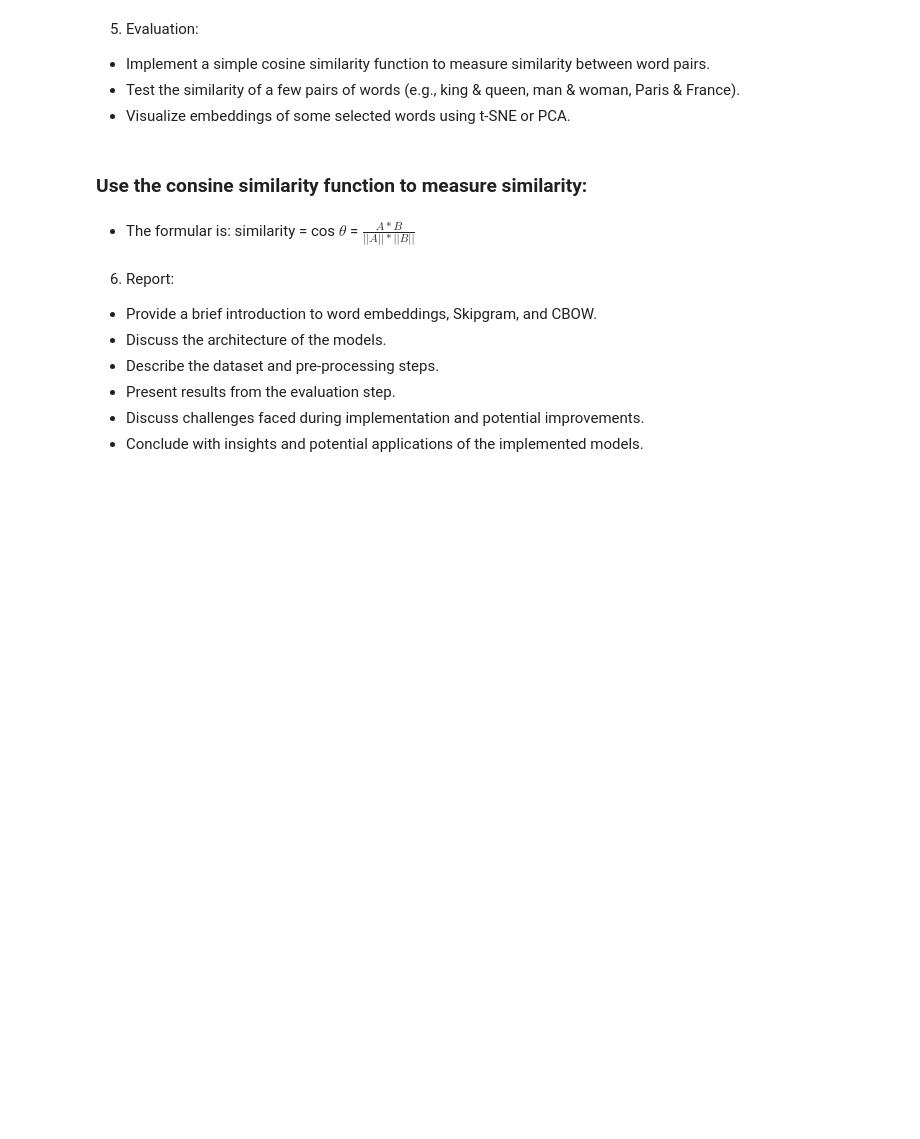
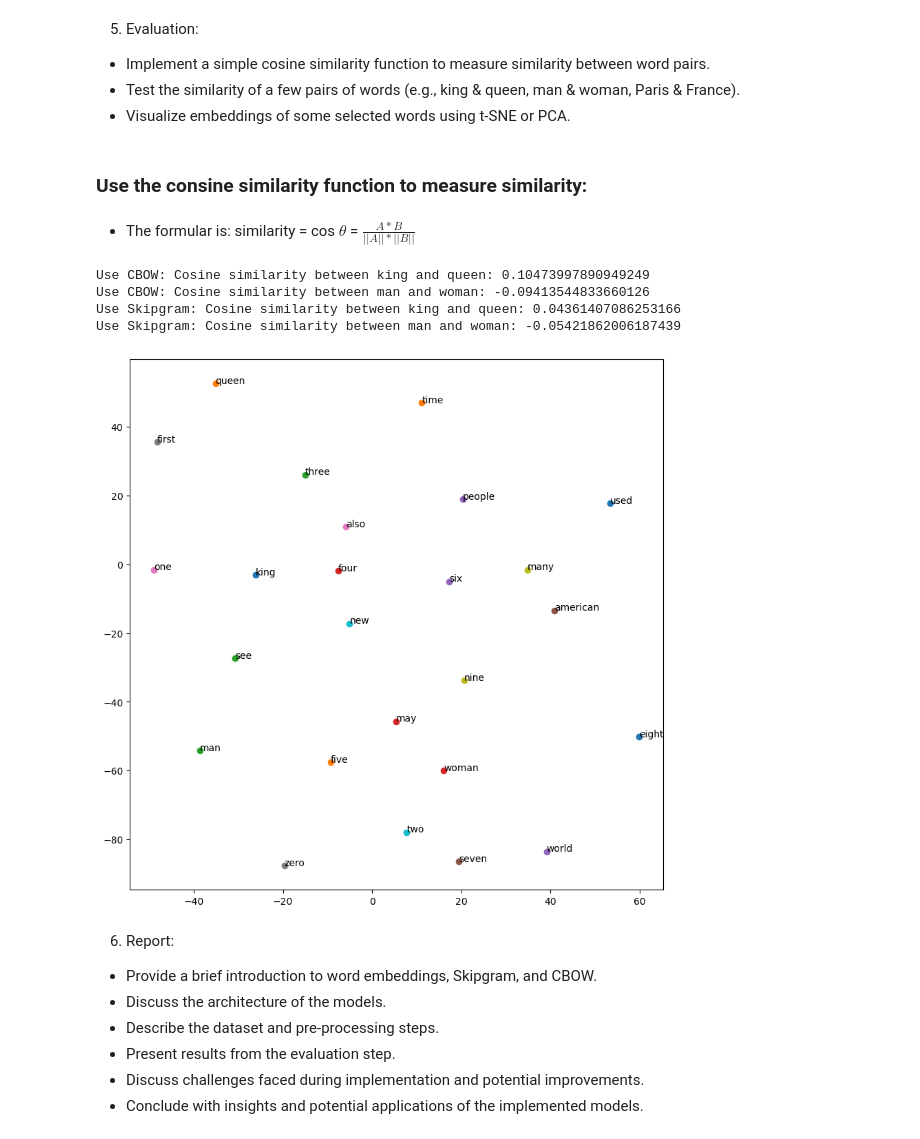
Before and after one commit to AndyFCui/NaturalLanguageProcessing_Intro, a Jupyter notebook: as3/CS6120_NLP_Assignment_3.ipynb, the cells around one changed output. Drawn from its saved outputs; the diff is of its cells as text; code cells hidden in the pictures; blank space fills up the shorter version.

```diff
--- a/as3/CS6120_NLP_Assignment_3.ipynb
+++ b/as3/CS6120_NLP_Assignment_3.ipynb
@@ -479,11 +478,10 @@ embedding_dim = 100
 learning_rate = 0.01
 epochs = 50
 window_size = 2
-BATCH_SIZE = 512
+BATCH_SIZE = 1024
 
 # Preparing data
 vocab = set(top_freq_words)
-vocab.add("<NEU>")
 word2idx = {word: i for i, word in enumerate(vocab)}
 idx2word = {i: word for word, i in word2idx.items()}
 
@@ -495,9 +493,9 @@ max_context_size = max([len(context) for context, _ in training_data])
 skipgram_loader = DataLoader(skipgram_dataset, batch_size=BATCH_SIZE, shuffle=True)
 
 # SkipGram Model, Optimizer, Loss Function
-model = SkipGram(len(vocab), embedding_dim).to(device)
-optimizer = torch.optim.SGD(model.parameters(), lr = learning_rate)
-loss_fn = nn.NLLLoss()
+model_2 = SkipGram(len(vocab), embedding_dim).to(device)
+optimizer_skipgram = torch.optim.SGD(model_2.parameters(), lr = learning_rate)
+loss_fn_skipgram = nn.NLLLoss()
 
 # List to store losses
-epoch_losses = []
+epoch_losses_skipgram = []
@@ -564,4 +574,69 @@ def cosine_similarity(A, B):
     return dot_product / (norm_a * norm_b)
+# %%
+# word embedding
+def get_word_embedding(word, model_type):
+    index = word2idx[word]
+    return model_type.embeddings(torch.tensor([index], device=device)).squeeze()
+# %%
+# word case
+word_case = ['king', 'queen', 'man', 'woman']
+
+# check the word similary for cbow
+embedding1_cbow, embedding2_cbow = get_word_embedding(word_case[0], model), get_word_embedding(word_case[1], model)
+similarity1_cbow = cosine_similarity(embedding1_cbow, embedding2_cbow)
+print(f"Use CBOW: Cosine similarity between {word_case[0]} and {word_case[1]}: {similarity1_cbow.item()}")
+embedding3_cbow, embedding4_cbow = get_word_embedding(word_case[2], model), get_word_embedding(word_case[3], model)
+similarity2_cbow = cosine_similarity(embedding3_cbow, embedding4_cbow)
+print(f"Use CBOW: Cosine similarity between {word_case[2]} and {word_case[3]}: {similarity2_cbow.item()}")
+
+# Check the word similary for skipgram
+embedding1_skipgram, embedding2_skipgram = get_word_embedding(word_case[0], model_2), get_word_embedding(word_case[1], model_2)
+similarity1_skipgram = cosine_similarity(embedding1_skipgram, embedding2_skipgram)
+print(f"Use Skipgram: Cosine similarity between {word_case[0]} and {word_case[1]}: {similarity1_skipgram.item()}")
+embedding3_skipgram, embedding4_skipgram = get_word_embedding(word_case[2], model_2), get_word_embedding(word_case[3], model_2)
+similarity2_skipgram = cosine_similarity(embedding3_skipgram, embedding4_skipgram)
+print(f"Use Skipgram: Cosine similarity between {word_case[2]} and {word_case[3]}: {similarity2_skipgram.item()}")
+# %% [output]
+Use CBOW: Cosine similarity between king and queen: 0.10473997890949249
+Use CBOW: Cosine similarity between man and woman: -0.09413544833660126
+Use Skipgram: Cosine similarity between king and queen: 0.04361407086253166
+Use Skipgram: Cosine similarity between man and woman: -0.05421862006187439
+# %%
+# Use Tsne to show visulation
+words_to_visualize = ['king', 'queen', 'man', 'woman', 'people', 'american',
+                      'one',
+                      'zero',
+                      'nine',
+                      'two',
+                      'eight',
+                      'five',
+                      'three',
+                      'four',
+                      'six',
+                      'seven',
+                      'also',
+                      'first',
+                      'many',
+                      'new',
+                      'used',
+                      'time',
+                      'see',
+                      'may',
+                      'world'
+                                        ]
+embeddings = [get_word_embedding(word, model) for word in words_to_visualize]
+embeddings_np = np.array([embedding.cpu().detach().numpy() for embedding in embeddings])
+
+tsne = TSNE(n_components=2, perplexity=5)
+reduced_embeddings = tsne.fit_transform(embeddings_np)
+
+plt.figure(figsize=(10,10))
+for i, word in enumerate(words_to_visualize):
+    plt.scatter(reduced_embeddings[i, 0], reduced_embeddings[i, 1])
+    plt.annotate(word, (reduced_embeddings[i, 0], reduced_embeddings[i, 1]))
+plt.show()
+# %% [output]
+[figure, added]
 # %% [markdown]
 6. Report:
 - Provide a brief introduction to word embeddings, Skipgram, and CBOW.
```
Also changed, not shown: parts of 6 cells of this notebook.
